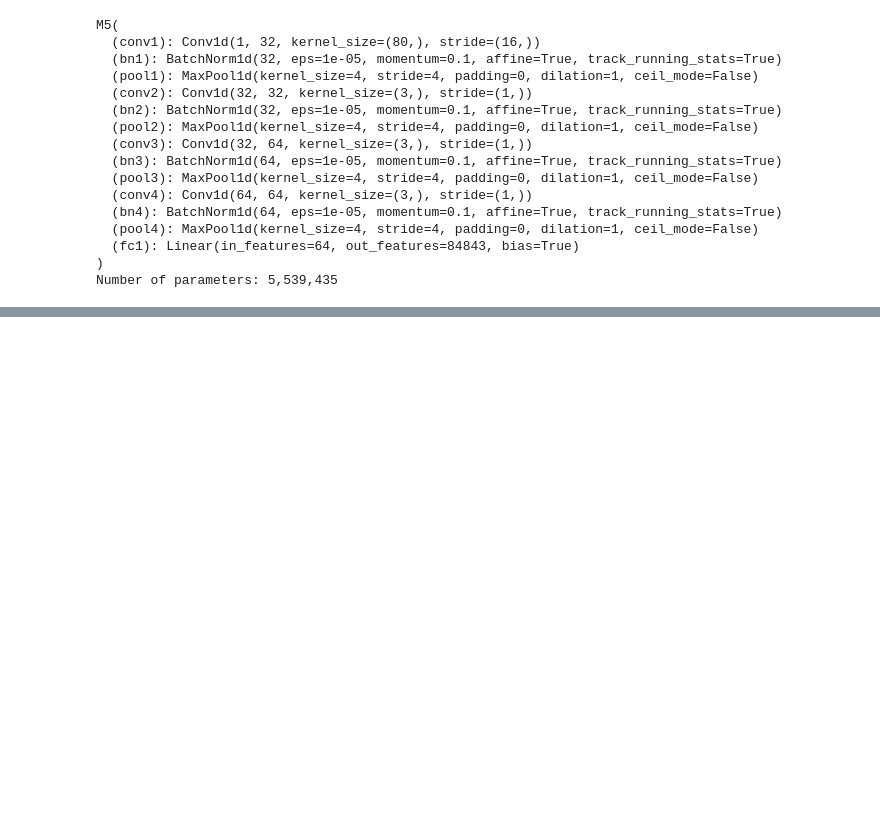
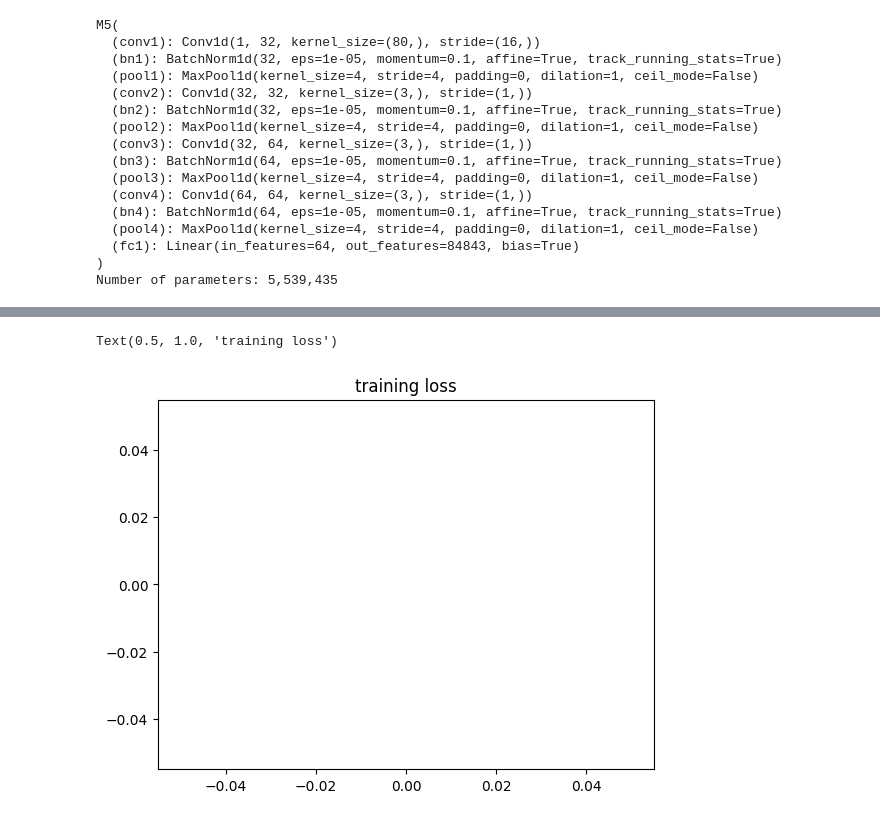
Before and after one commit to kjfcvx12/Colab, a Jupyter notebook: 05_27_01.ipynb, the cells around one changed output, grey strips where cells are left out. Drawn from its saved outputs; the diff is of its cells as text; code cells hidden in the pictures; blank space fills up the shorter version.

```diff
--- a/05_27_01.ipynb
+++ b/05_27_01.ipynb
@@ -331,6 +331,10 @@ def train(model, epoch, log_interval):
         if batch_idx % log_interval == 0:
             print(f"Train Epoch: {epoch} [{batch_idx * len(data)}/{len(train_loader.dataset)} \
             ({100. * batch_idx / len(train_loader):.0f}%)]\tLoss: {loss.item():.6f}")
+
+
+        pbar.update(pbar_update)
+        losses.append(loss.item())
 # %%
 # 몇 개 맞혔는지 확인
 def number_of_correct(pred, target):
@@ -362,3 +366,23 @@ def test(model, epoch):
 # model (M5 class)
 # optimer, scheduler 설정함
 # train. test
+# %%
+log_interval = 20
+n_epoch = 2
+
+pbar_update = 1 / (len(train_loader) + len(test_loader))
+losses = []  # 손실 값을 저장할 리스트
+
+transform = transform.to(device)
+
+
+with tqdm(total=n_epoch) as pbar:
+    for epoch in range(1, n_epoch + 1):
+        train(model, epoch, log_interval)  # 각 에포크마다 학습 함수 호출
+        test(model, epoch)  # 각 에포크마다 테스트 함수 호출
+        scheduler.step()  # 스케줄러 업데이트 (학습률 조정)
+
+
+plt.plot(losses)
+plt.title("training loss")
+# %% [output]
@@ -364,0 +406,2 @@ def test(model, epoch):
+Text(0.5, 1.0, 'training loss')
+[figure, added]
```
Also changed, not shown: parts of 1 cell of this notebook.
